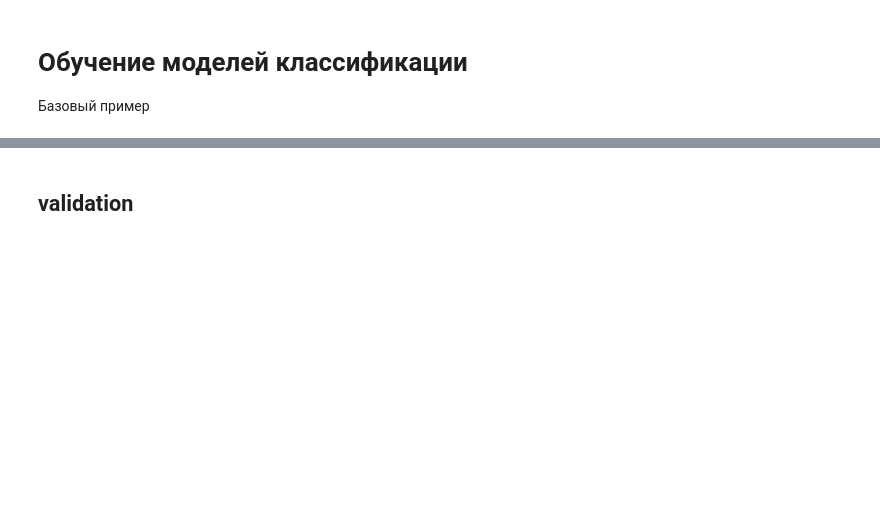
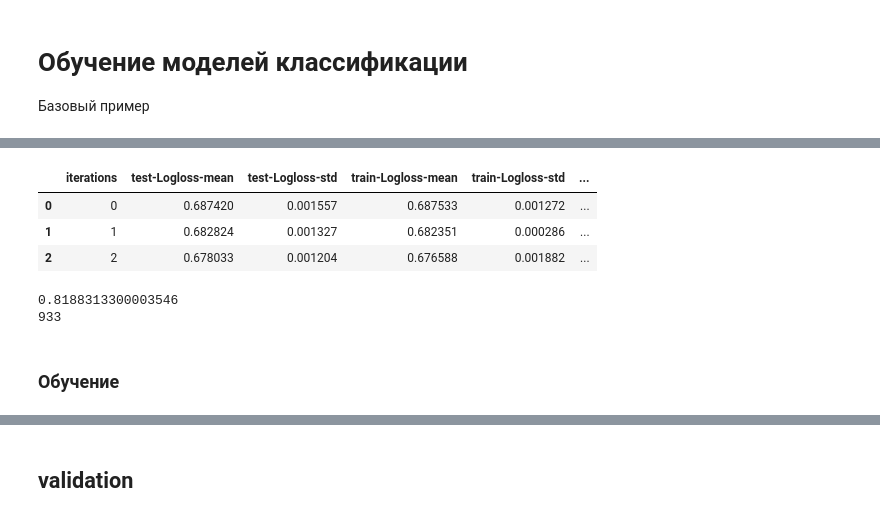
Before and after one commit to maxfil333/shared, a Jupyter notebook: CatBoost_notes.ipynb, the cells around one changed output, grey strips where cells are left out. Saved outputs shown, nothing was run; the diff lists cells and outputs as text; code cells hidden in the pictures; blank space fills up the shorter version.

Commit message:
update catboost

```diff
--- a/CatBoost_notes.ipynb
+++ b/CatBoost_notes.ipynb
@@ -113,0 +133,25 @@ Pool - это специальный объект CatBoost для хранени
+# %%
+from catboost import cv
+from catboost import Pool
+from sklearn.model_selection import cross_val_score
+
+# Использование встроенной кросс-валидации CatBoost
+cv_results = cv(
+    pool=Pool(X_train, y_train, cat_features=cat_features),
+    params={
+        'iterations': 1000,
+        'learning_rate': 0.01,
+        # 'depth': 4,
+        'l2_leaf_reg': 3,
+        # 'bagging_temperature': 5,
+        # 'random_strength': 4,
+        'loss_function': 'Logloss',
+        'custom_loss': ['Accuracy'],
+    },
+    fold_count=3,
+    shuffle=True,
+    stratified=True, # для равномерного распределения классов
+    verbose=100,
+    plot=True,
+    partition_random_seed=1
+)
@@ -114 +178,19 @@ Pool - это специальный объект CatBoost для хранени
+# %%
+cv_results.head(3)
+# %% [output]
+|  | iterations | test-Logloss-mean | test-Logloss-std | train-Logloss-mean | train-Logloss-std | ... |
+| 0 | 0 | 0.687420 | 0.001557 | 0.687533 | 0.001272 | ... |
+| 1 | 1 | 0.682824 | 0.001327 | 0.682351 | 0.000286 | ... |
+| 2 | 2 | 0.678033 | 0.001204 | 0.676588 | 0.001882 | ... |
+# %%
+best_value = np.max(cv_results['test-Accuracy-mean'])
+best_iter = np.argmax(cv_results['test-Accuracy-mean'])
+
+print(best_value)
+print(best_iter)
+# %% [output]
+0.8188313300003546
+933
+# %% [markdown]
+### Обучение
 # %%
```
Also changed, not shown: parts of 23 cells of this notebook.
